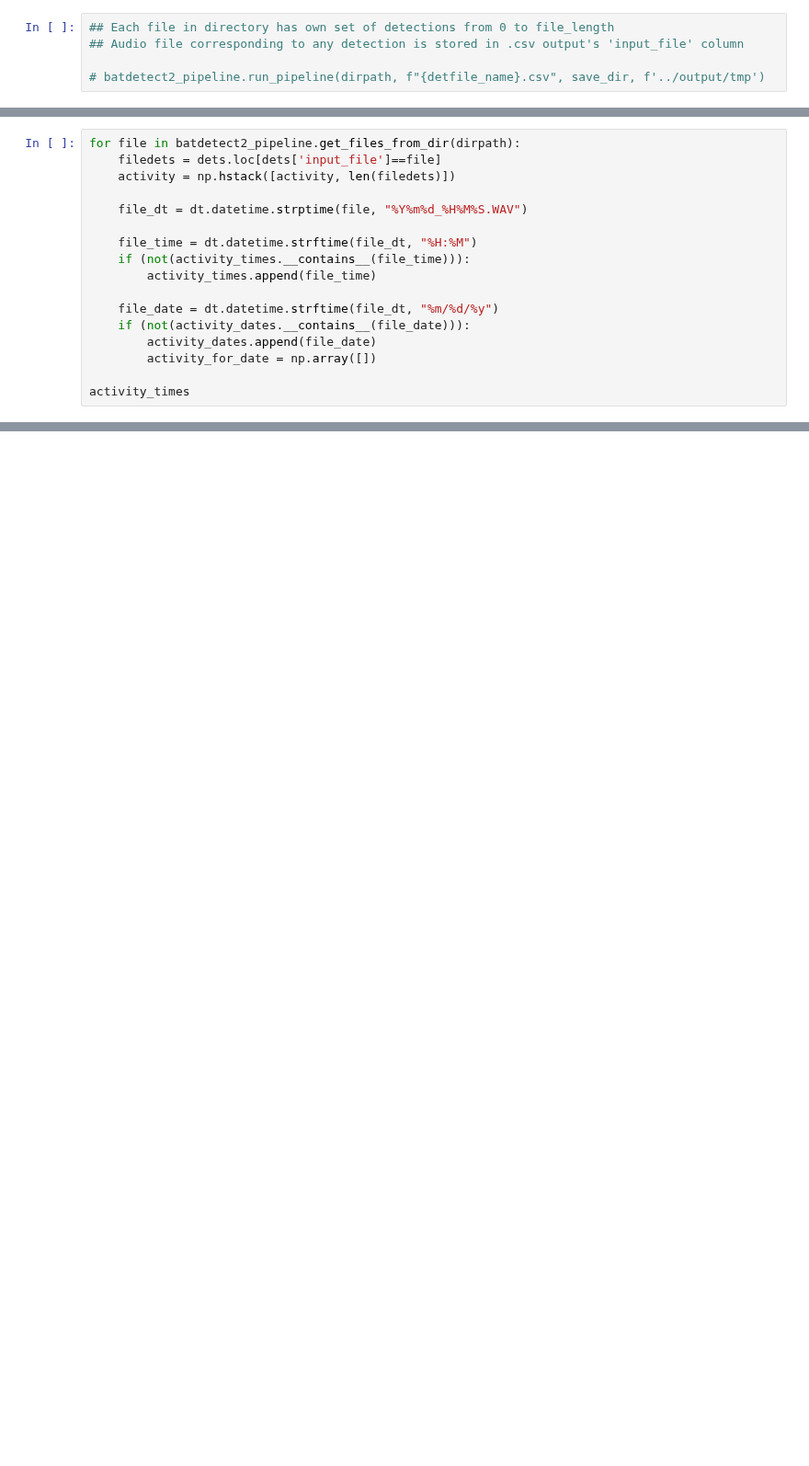
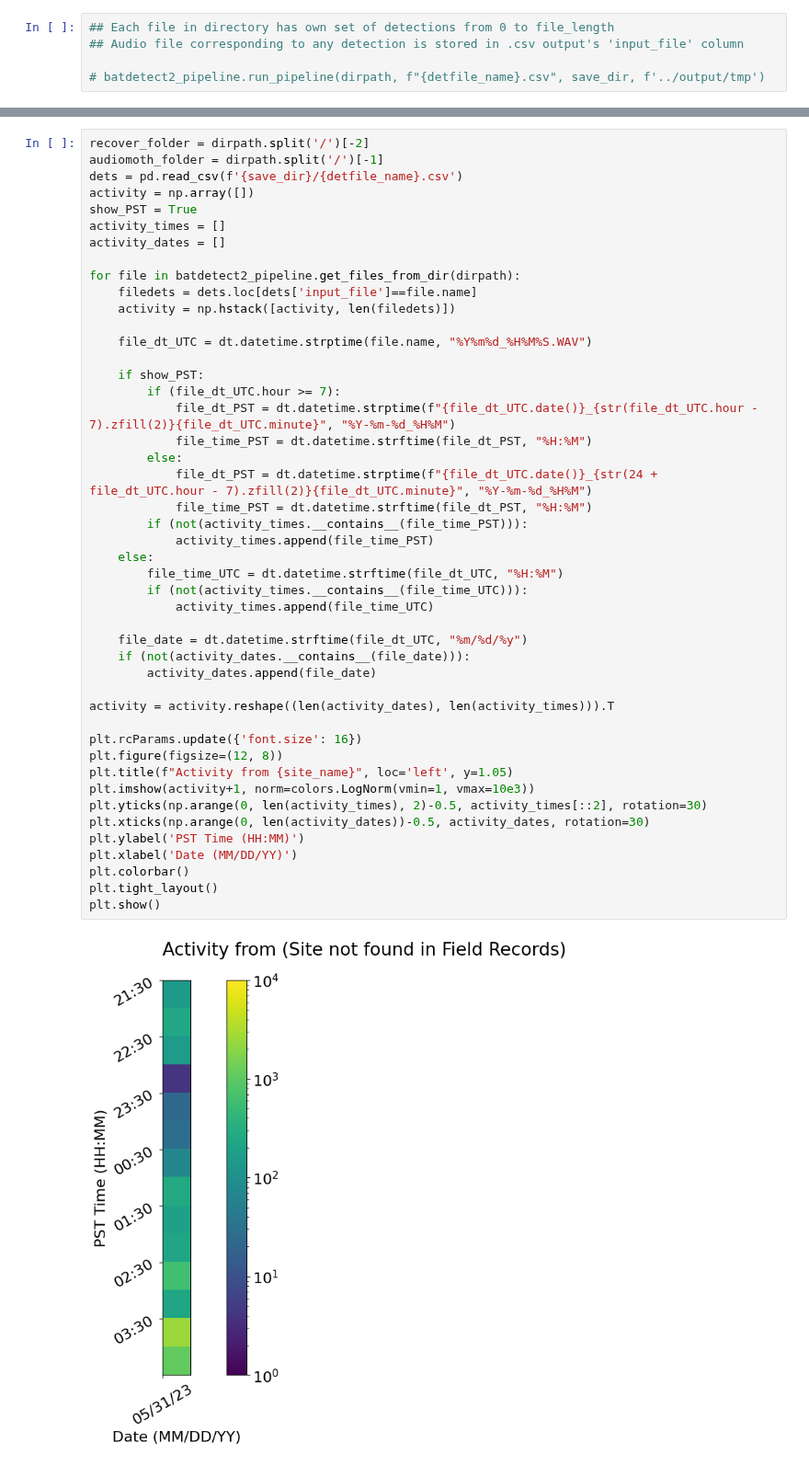
Before and after one commit to uw-echospace/bat-detector-msds, a Jupyter notebook: notebooks/test_batdetect2_pipeline.ipynb, the cells around one changed output, grey strips where cells are left out. Shown at 92% size. Drawn from its saved outputs; the diff is of its cells as text; blank space fills up the shorter version.

```diff
--- a/notebooks/test_batdetect2_pipeline.ipynb
+++ b/notebooks/test_batdetect2_pipeline.ipynb
@@ -83,17 +56,0 @@ array(['20230531_043000.WAV', '20230531_050000.WAV',
-# %%
-for file in batdetect2_pipeline.get_files_from_dir(dirpath):
-    filedets = dets.loc[dets['input_file']==file]
-    activity = np.hstack([activity, len(filedets)])
-
-    file_dt = dt.datetime.strptime(file, "%Y%m%d_%H%M%S.WAV")
-
-    file_time = dt.datetime.strftime(file_dt, "%H:%M")
-    if (not(activity_times.__contains__(file_time))):
-        activity_times.append(file_time)
-
-    file_date = dt.datetime.strftime(file_dt, "%m/%d/%y")
-    if (not(activity_dates.__contains__(file_date))):
-        activity_dates.append(file_date)
-        activity_for_date = np.array([])
-
-activity_times
@@ -115,0 +57,48 @@ plt.show()
+# %%
+recover_folder = dirpath.split('/')[-2]
+audiomoth_folder = dirpath.split('/')[-1]
+dets = pd.read_csv(f'{save_dir}/{detfile_name}.csv')
+activity = np.array([])
+show_PST = True
+activity_times = []
+activity_dates = []
+
+for file in batdetect2_pipeline.get_files_from_dir(dirpath):
+    filedets = dets.loc[dets['input_file']==file.name]
+    activity = np.hstack([activity, len(filedets)])
+
+    file_dt_UTC = dt.datetime.strptime(file.name, "%Y%m%d_%H%M%S.WAV")
+
+    if show_PST:
+        if (file_dt_UTC.hour >= 7):
+            file_dt_PST = dt.datetime.strptime(f"{file_dt_UTC.date()}_{str(file_dt_UTC.hour - 7).zfill(2)}{file_dt_UTC.minute}", "%Y-%m-%d_%H%M")
+            file_time_PST = dt.datetime.strftime(file_dt_PST, "%H:%M")
+        else:
+            file_dt_PST = dt.datetime.strptime(f"{file_dt_UTC.date()}_{str(24 + file_dt_UTC.hour - 7).zfill(2)}{file_dt_UTC.minute}", "%Y-%m-%d_%H%M")
+            file_time_PST = dt.datetime.strftime(file_dt_PST, "%H:%M")
+        if (not(activity_times.__contains__(file_time_PST))):
+            activity_times.append(file_time_PST)
+    else:
+        file_time_UTC = dt.datetime.strftime(file_dt_UTC, "%H:%M")
+        if (not(activity_times.__contains__(file_time_UTC))):
+            activity_times.append(file_time_UTC)
+
+    file_date = dt.datetime.strftime(file_dt_UTC, "%m/%d/%y")
+    if (not(activity_dates.__contains__(file_date))):
+        activity_dates.append(file_date)
+
+activity = activity.reshape((len(activity_dates), len(activity_times))).T
+
+plt.rcParams.update({'font.size': 16})
+plt.figure(figsize=(12, 8))
+plt.title(f"Activity from {site_name}", loc='left', y=1.05)
+plt.imshow(activity+1, norm=colors.LogNorm(vmin=1, vmax=10e3))
+plt.yticks(np.arange(0, len(activity_times), 2)-0.5, activity_times[::2], rotation=30)
+plt.xticks(np.arange(0, len(activity_dates))-0.5, activity_dates, rotation=30)
+plt.ylabel('PST Time (HH:MM)')
+plt.xlabel('Date (MM/DD/YY)')
+plt.colorbar()
+plt.tight_layout()
+plt.show()
+# %% [output]
+[figure, added]
```
Also changed, not shown: parts of 5 cells of this notebook, 1 other file.
